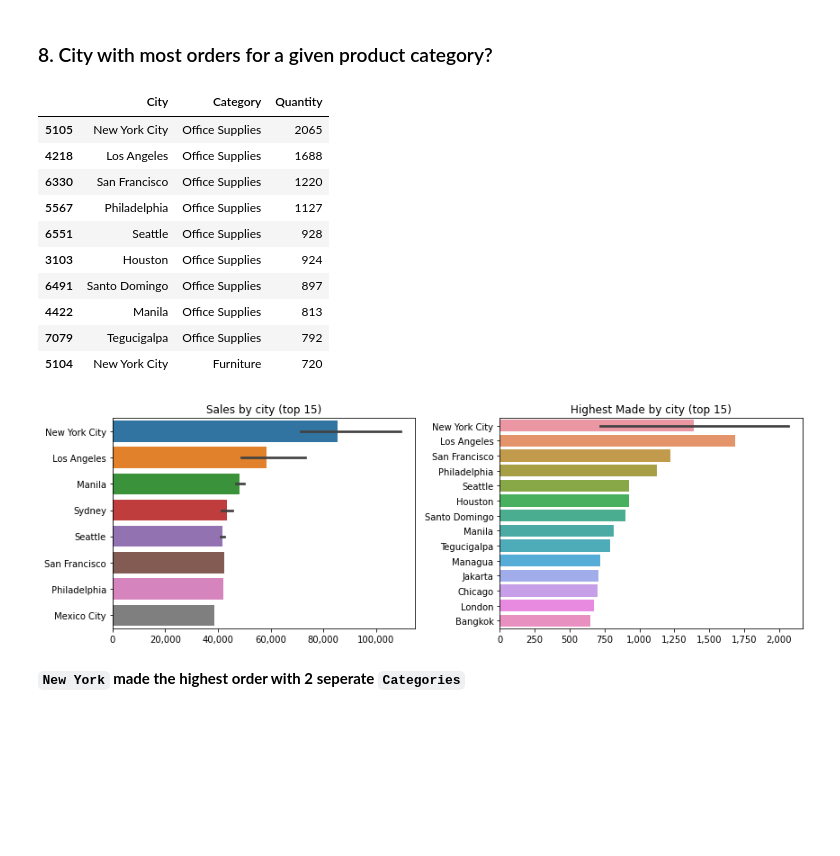
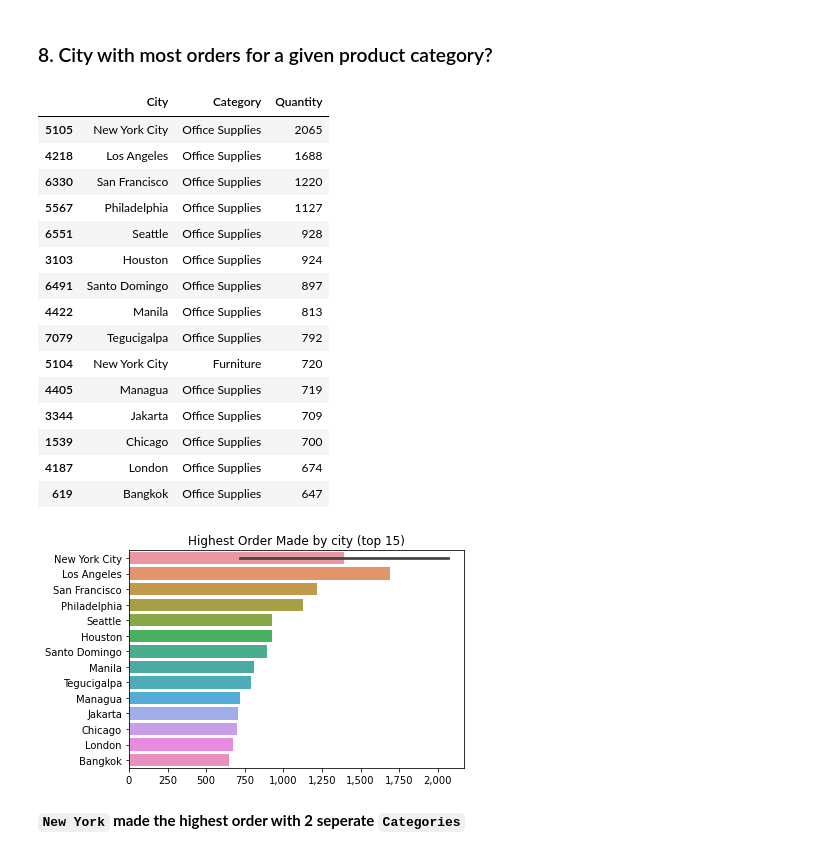
Before and after one commit to Jammal7/Introduction_to_Data_Science, a Jupyter notebook: Blossom Academy Fellowship/EDA/Mini Project/Mid-Course Project (Data Analysis Project).ipynb, the cells around one changed output. Saved outputs shown, nothing was run; the diff lists cells and outputs as text; code cells hidden in the pictures; blank space fills up the shorter version.

```diff
--- a/Blossom Academy Fellowship/EDA/Mini Project/Mid-Course Project (Data Analysis Project).ipynb
+++ b/Blossom Academy Fellowship/EDA/Mini Project/Mid-Course Project (Data Analysis Project).ipynb
@@ -374,7 +374,7 @@ plt.show()
 # %% [markdown]
 ### 8. City with most orders for a given product category?
 # %%
-grup_city2 = data.groupby(['City', 'Category'])['Quantity'].sum().reset_index().sort_values(by ='Quantity', ascending=False).head(10)
+grup_city2 = data.groupby(['City', 'Category'])['Quantity'].sum().reset_index().sort_values(by ='Quantity', ascending=False).head(15)
 grup_city2
 # %% [output]
 |  | City | Category | Quantity |
@@ -388,28 +388,22 @@ grup_city2
 | 4422 | Manila | Office Supplies | 813 |
 | 7079 | Tegucigalpa | Office Supplies | 792 |
 | 5104 | New York City | Furniture | 720 |
+| 4405 | Managua | Office Supplies | 719 |
+| 3344 | Jakarta | Office Supplies | 709 |
+| 1539 | Chicago | Office Supplies | 700 |
+| 4187 | London | Office Supplies | 674 |
+| 619 | Bangkok | Office Supplies | 647 |
 # %%
-grup_city = data.groupby(['City', 'Category']).sum().reset_index().sort_values(by='Sales', ascending=False).head(15)
 grup_city2 = data.groupby(['City', 'Category']).sum().reset_index().sort_values(by='Quantity', ascending=False).head(15)
 
-# Sales by city
-plt.figure(figsize=(12,4), tight_layout=True)
-plt.subplot(1,2,1)
-g9 = sns.barplot(x='Sales', y='City', data=grup_city)
-g9.set(xlabel=None, ylabel=None, title='Sales by city (top 15)')
-current_values = plt.gca().get_xticks()
-plt.gca().set_xticklabels(['{:,.0f}'.format(x) for x in current_values])
-
-# Highest order made by city
-plt.subplot(1,2,2)
 g10 = sns.barplot(x='Quantity', y='City', data=grup_city2)
-g10.set(xlabel=None, ylabel=None, title='Highest Made by city (top 15)')
+g10.set(xlabel=None, ylabel=None, title='Highest Order Made by city (top 15)')
 current_values = plt.gca().get_xticks()
 plt.gca().set_xticklabels(['{:,.0f}'.format(x) for x in current_values])
 #plt.savefig('fig7.png')
 plt.show()
 # %% [output]
-[figure, old version]
+[figure, new version]
 # %% [markdown]
 **`New York` made the highest order with 2 seperate `Categories`**
 # %% [markdown]
```
Also changed, not shown: parts of 2 cells of this notebook.
